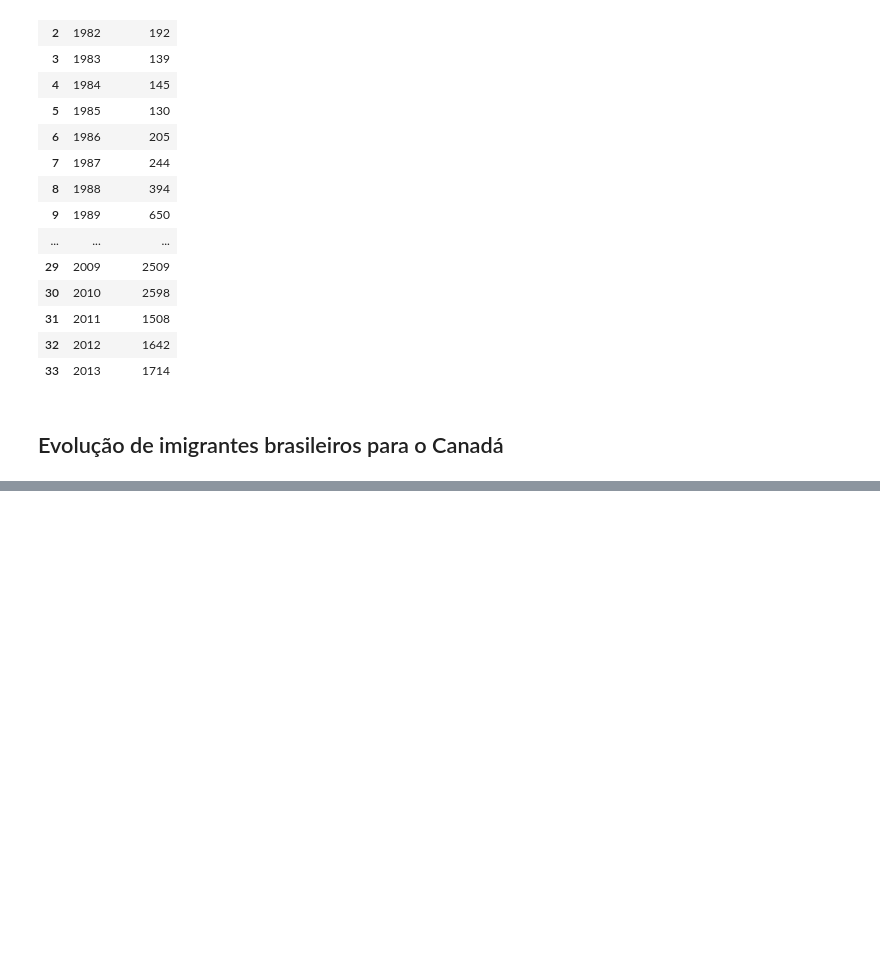
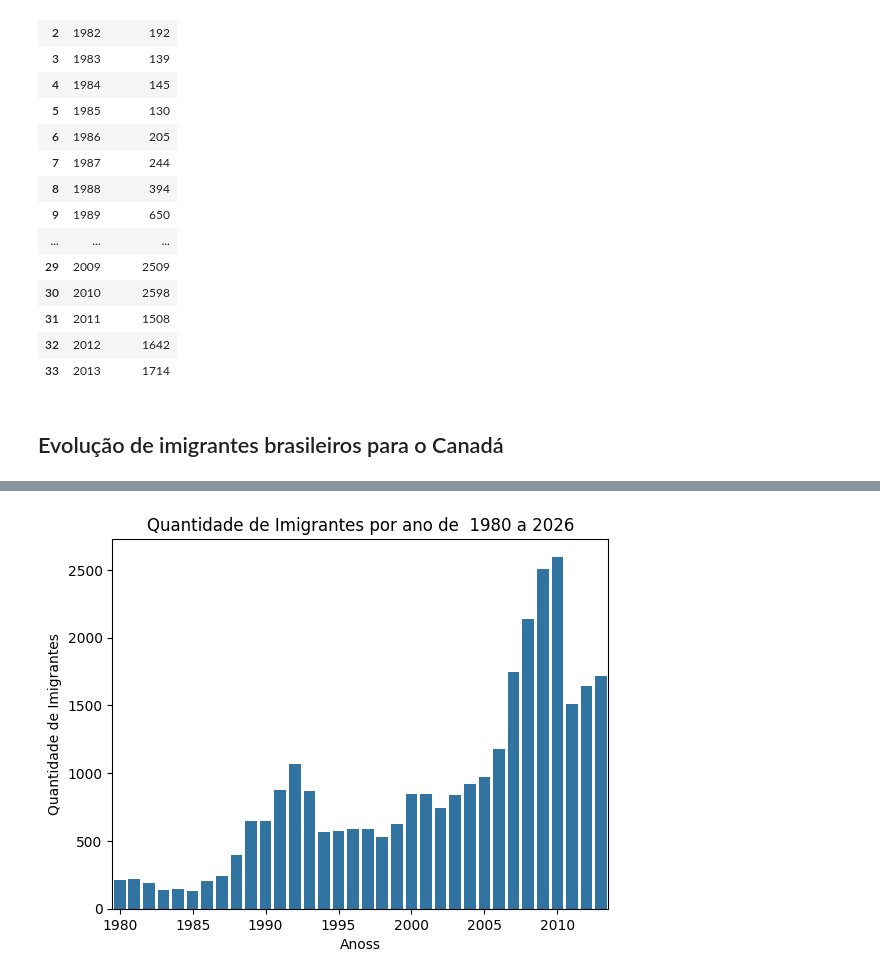
Before and after one commit to davidramos-del/analise-imigrantes-brasileiros, a Jupyter notebook: projeto_base.ipynb, the cells around one changed output, grey strips where cells are left out. Cells and saved outputs as stored; diff of their text form; code cells hidden in the pictures; blank space fills up the shorter version.

```diff
--- a/projeto_base.ipynb
+++ b/projeto_base.ipynb
@@ -91,0 +95,10 @@ plt.show()
+# %%
+import seaborn as sns
+fig, ax = plt.subplots()
+sns.barplot(data = dados_brasil, x=dados_brasil['ano'], y=dados_brasil['imigrantes'])
+ax.xaxis.set_major_locator(plt.MultipleLocator(5))
+ax.set(title = "Quantidade de Imigrantes por ano de  1980 a 2026", xlabel = "Anoss", ylabel = "Quantidade de Imigrantes")
+
+plt.show()
+# %% [output]
+[figure, added]
```
Also changed, not shown: parts of 1 cell of this notebook.
